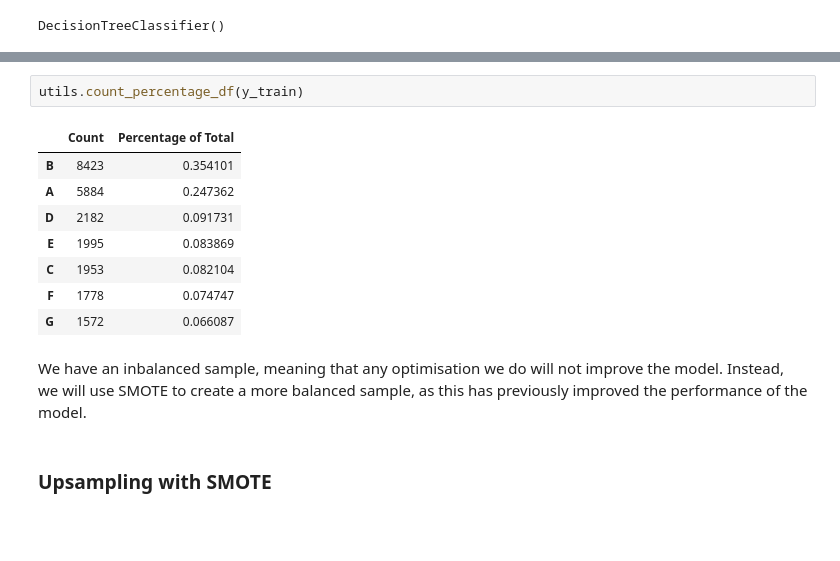
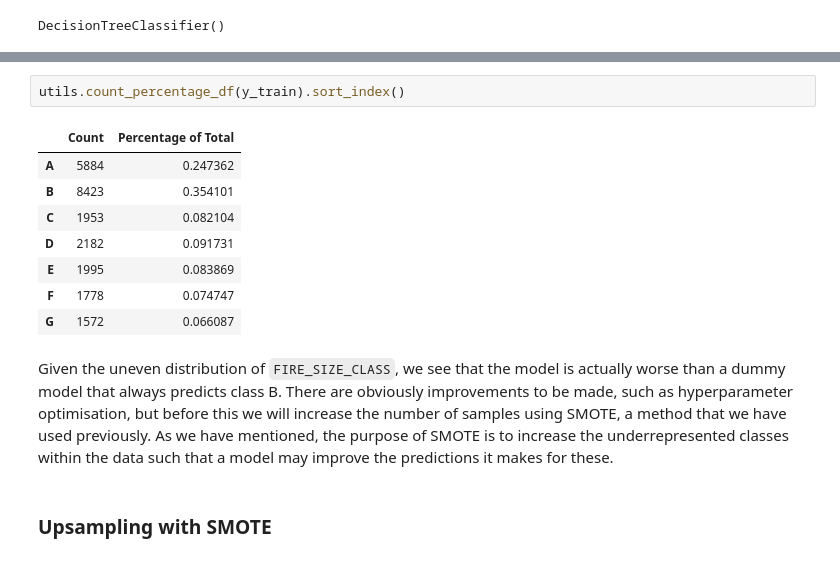
Before and after one commit to EdwinJaico-Berg/Capstone-Project, a Jupyter notebook: 3.3. Decision Tree.ipynb, the cells around one changed output, grey strips where cells are left out. Cells and saved outputs as stored; diff of their text form; blank space fills up the shorter version.

```diff
--- a/3.3. Decision Tree.ipynb
+++ b/3.3. Decision Tree.ipynb
@@ -87,18 +86,18 @@ model_utils.PlotConfusionMatrix(base_DT_model, X_test, y_test)
    macro avg       0.26      0.26      0.26      5947
 weighted avg       0.34      0.34      0.34      5947
 # %%
-utils.count_percentage_df(y_train)
+utils.count_percentage_df(y_train).sort_index()
 # %% [output]
 |  | Count | Percentage of Total |
+| A | 5884 | 0.247362 |
 | B | 8423 | 0.354101 |
-| A | 5884 | 0.247362 |
+| C | 1953 | 0.082104 |
 | D | 2182 | 0.091731 |
 | E | 1995 | 0.083869 |
-| C | 1953 | 0.082104 |
 | F | 1778 | 0.074747 |
 | G | 1572 | 0.066087 |
-# %% [markdown]
-We have an inbalanced sample, meaning that any optimisation we do will not improve the model. Instead, we will use SMOTE to create a more balanced sample, as this has previously improved the performance of the model.
+# %% [markdown]
+Given the uneven distribution of `FIRE_SIZE_CLASS`, we see that the model is actually worse than a dummy model that always predicts class B. There are obviously improvements to be made, such as hyperparameter optimisation, but before this we will increase the number of samples using SMOTE, a method that we have used previously. As we have mentioned, the purpose of SMOTE is to increase the underrepresented classes within the data such that a model may improve the predictions it makes for these.
 # %% [markdown]
 ### Upsampling with SMOTE
 # %%
```
Also changed, not shown: parts of 17 cells of this notebook, 5 other files.
